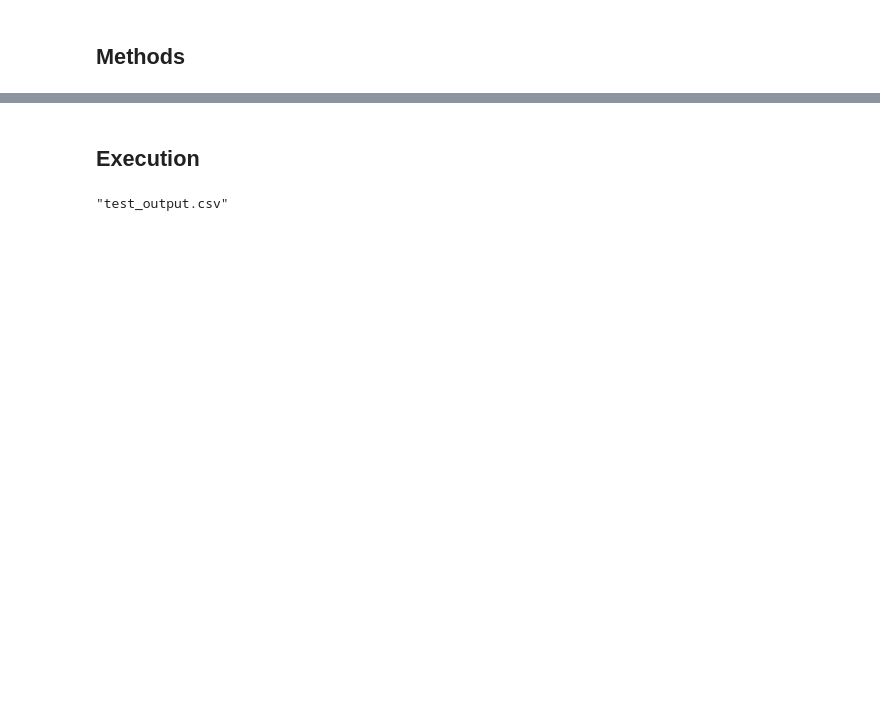
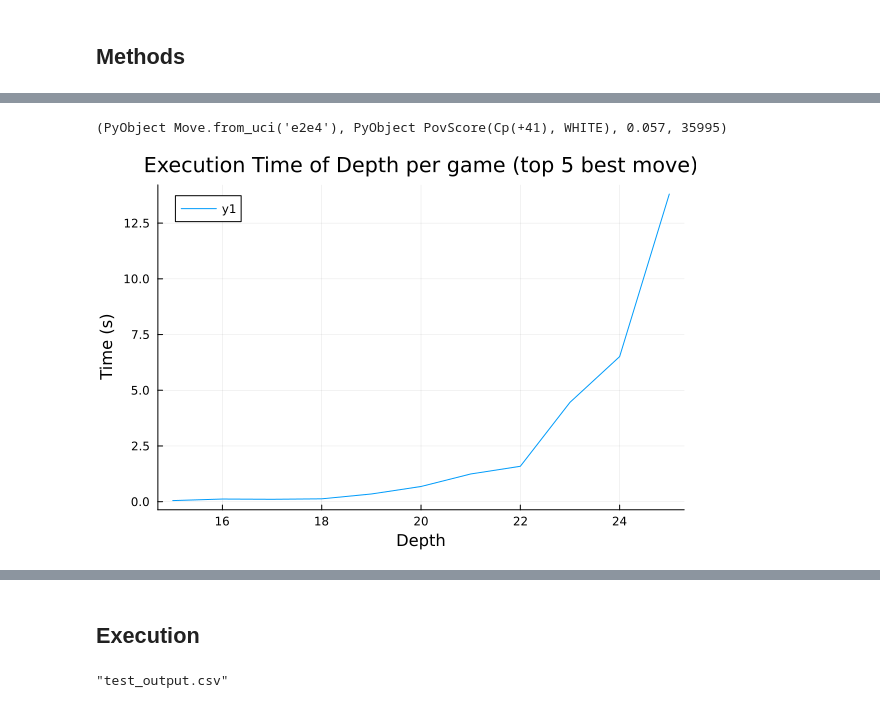
Before and after one commit to LZDXN/Chess-Research-2023-Fall, a Jupyter notebook: Pipeline2.ipynb, the cells around one changed output, grey strips where cells are left out. Drawn from its saved outputs; the diff is of its cells as text; code cells hidden in the pictures; blank space fills up the shorter version.

Commit message:
added comparison graph

```diff
--- a/Pipeline2.ipynb
+++ b/Pipeline2.ipynb
@@ -68,2 +86,8 @@ const OUTPUT_DATA_PATH = "/data/pipeline2_exported/" # file type: .csv file
 # %% [markdown]
 ## Methods
+# %%
+function initialize_stockfish(STOCKFISH_PATH)
+    stockfish = ce.SimpleEngine.popen_uci(STOCKFISH_PATH)
+    return stockfish
+end
+stockfish = initialize_stockfish(STOCKFISH_PATH)
@@ -69,0 +96,3 @@ const OUTPUT_DATA_PATH = "/data/pipeline2_exported/" # file type: .csv file
+# %%
+pgn_file = open(TEST_INPUT_FILENAME)
+game = cp.read_game(pgn_file)
@@ -69,0 +197,23 @@ const OUTPUT_DATA_PATH = "/data/pipeline2_exported/" # file type: .csv file
+# %%
+prediction(game.board())[1]
+# %% [output]
+(PyObject Move.from_uci('e2e4'), PyObject PovScore(Cp(+41), WHITE), 0.057, 35995)
+# %%
+function measure_execution_time(n)
+    start_time = time()
+    best_move = stockfish.analyse(game.board(), ce.Limit(depth=n), multipv=5)
+    end_time = time()
+
+    return end_time - start_time
+end
+
+depths = 15:25
+execution_times = Float64[]
+
+for n in depths
+    push!(execution_times, measure_execution_time(n))
+end
+
+plot(depths, execution_times, xlabel="Depth", ylabel="Time (s)", title="Execution Time of Depth per game (top 5 best move)")
+# %% [output]
+[figure, added]
```
Also changed, not shown: parts of 15 cells of this notebook, 2 other files.
